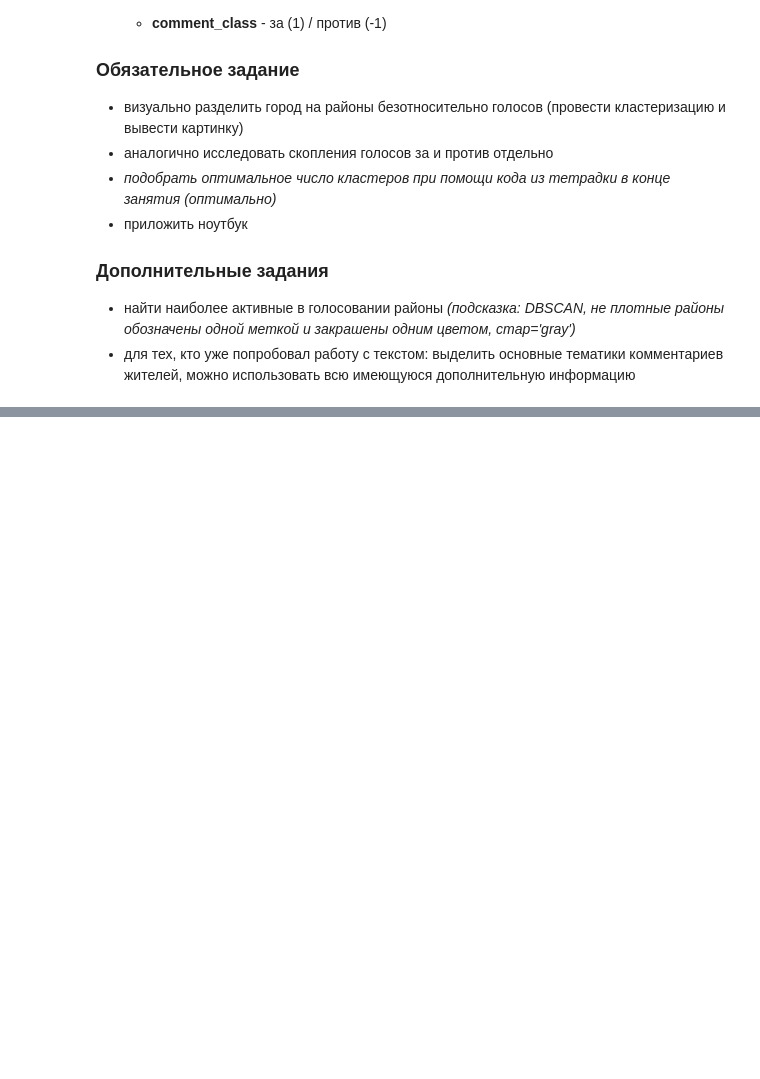
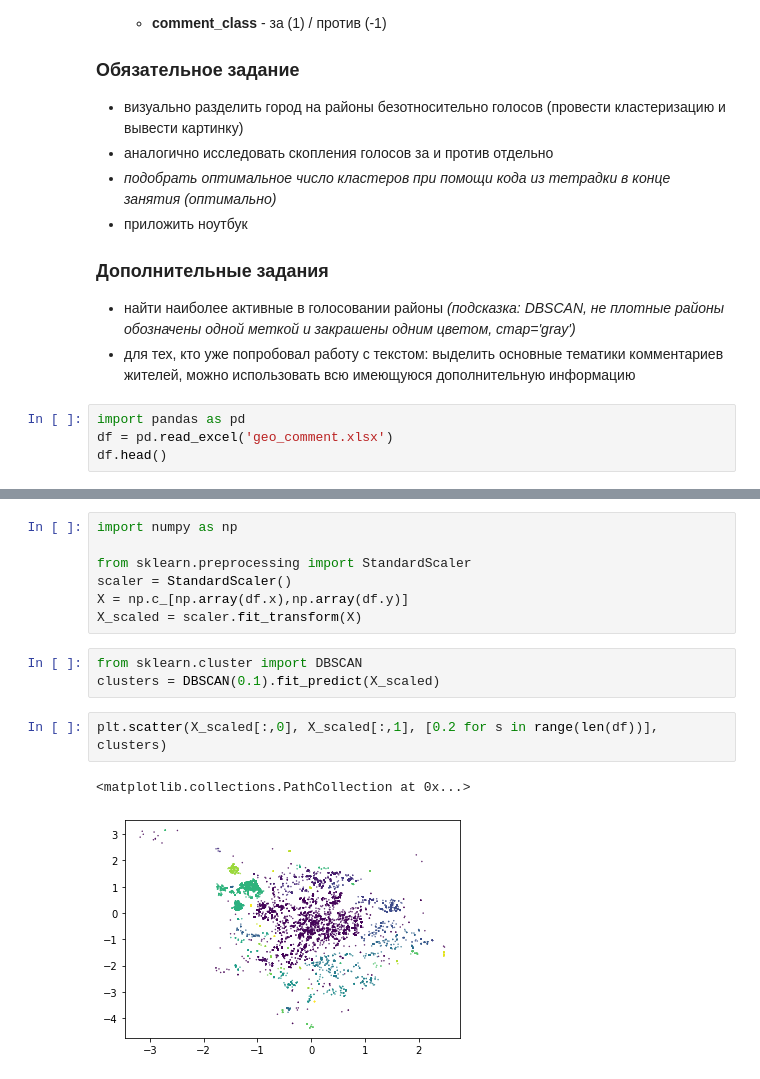
Before and after one commit to just-think/netology_aml, a Jupyter notebook: 5_Clastering/homework/homework clustering.ipynb, the cells around one changed output, grey strips where cells are left out. Cells and saved outputs as stored; diff of their text form; blank space fills up the shorter version.

```diff
--- a/5_Clastering/homework/homework clustering.ipynb
+++ b/5_Clastering/homework/homework clustering.ipynb
@@ -23,3 +23,7 @@
 ### Дополнительные задания
 * найти наиболее активные в голосовании районы *(подсказка: DBSCAN, не плотные районы обозначены одной меткой и закрашены одним цветом, cmap='gray')*
 * для тех, кто уже попробовал работу с текстом: выделить основные тематики комментариев жителей, можно использовать всю имеющуюся дополнительную информацию
+# %%
+import pandas as pd
+df = pd.read_excel('geo_comment.xlsx')
+df.head()
@@ -25,0 +43,15 @@
+# %%
+import numpy as np
+
+from sklearn.preprocessing import StandardScaler
+scaler = StandardScaler()
+X = np.c_[np.array(df.x),np.array(df.y)]
+X_scaled = scaler.fit_transform(X)
+# %%
+from sklearn.cluster import DBSCAN
+clusters = DBSCAN(0.1).fit_predict(X_scaled)
+# %%
+plt.scatter(X_scaled[:,0], X_scaled[:,1], [0.2 for s in range(len(df))], clusters)
+# %% [output]
+<matplotlib.collections.PathCollection at 0x...>
+[figure, added]
```
Also changed, not shown: parts of 3 cells of this notebook, 13 other files.
